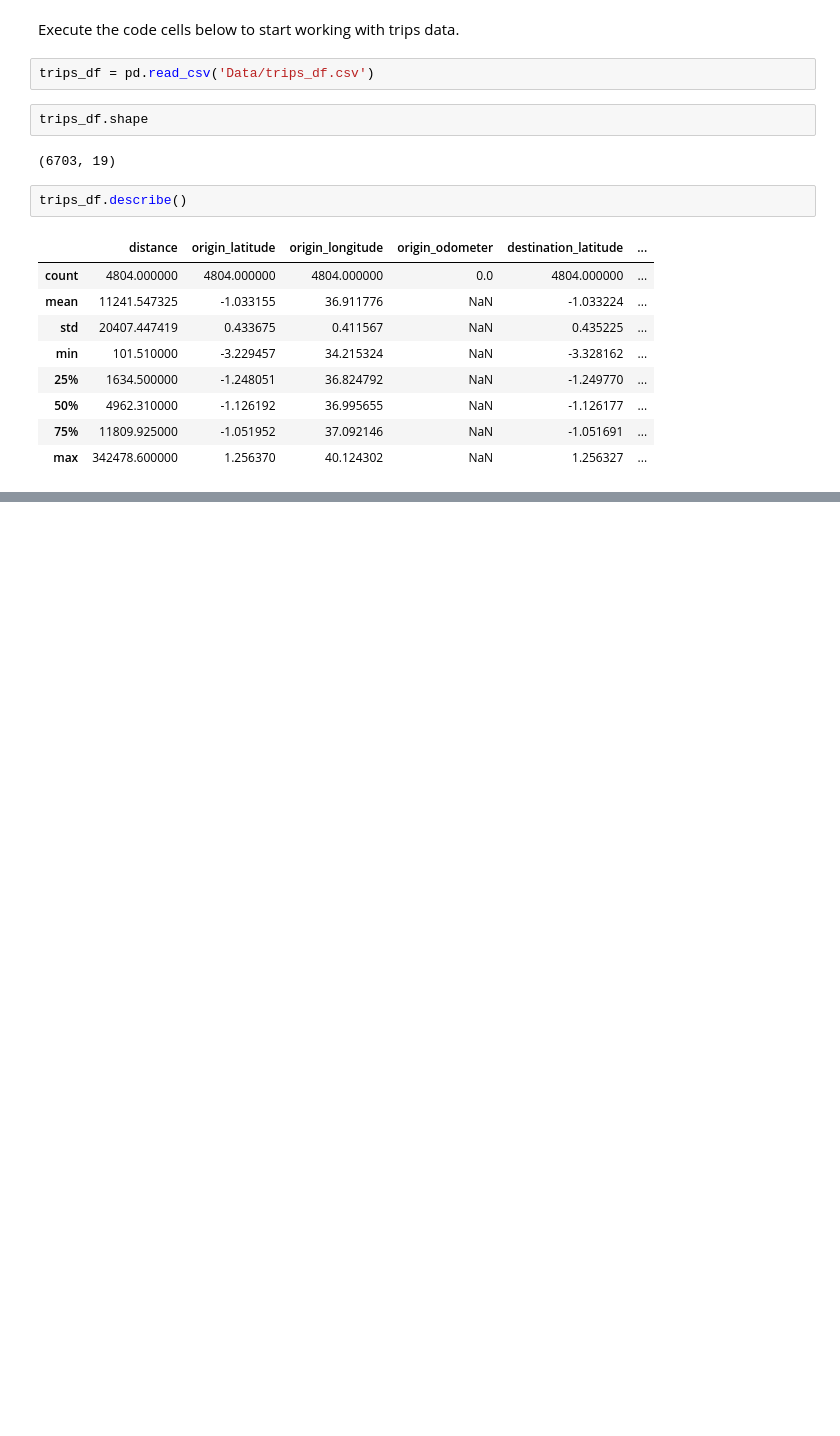
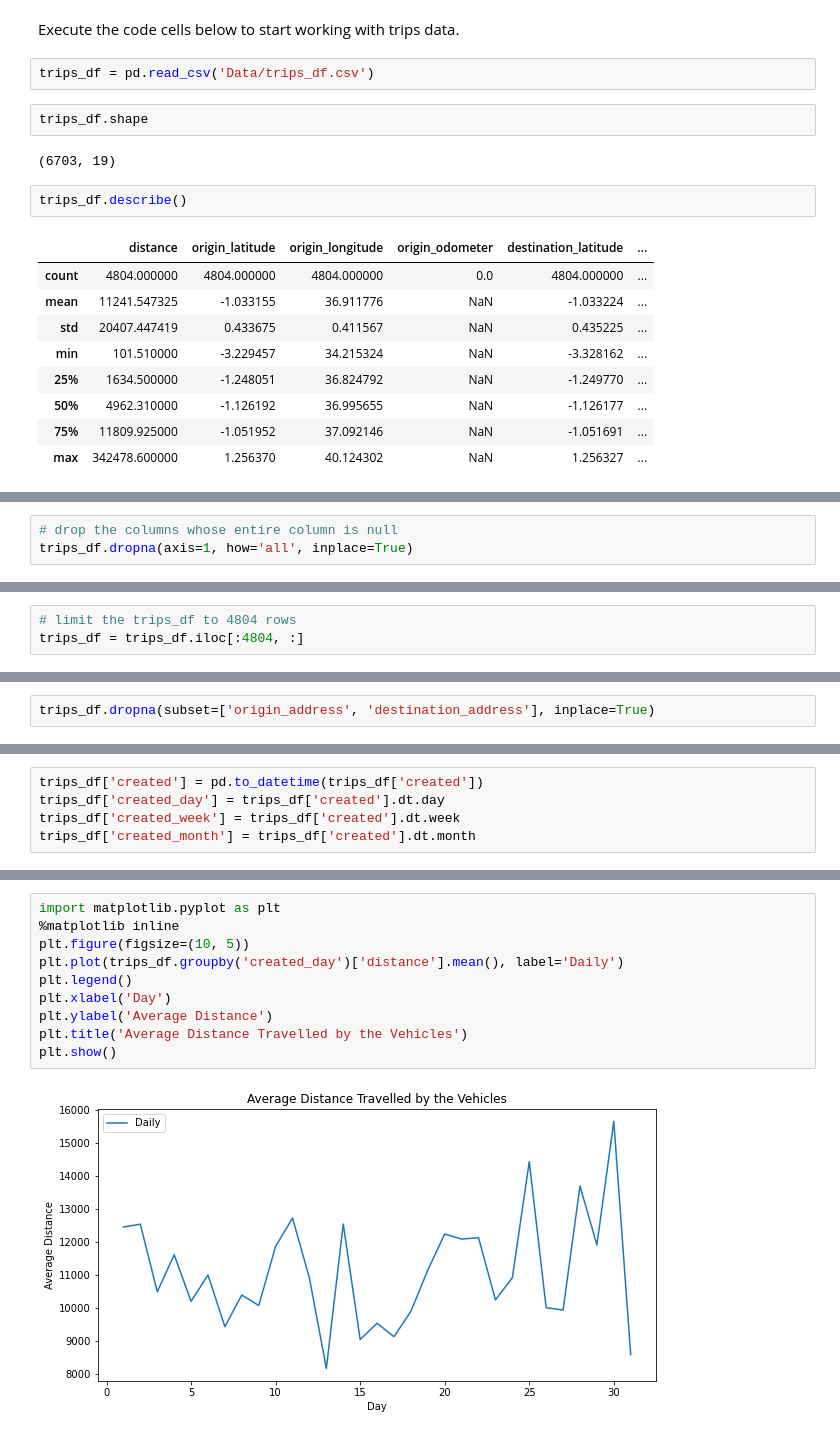
Before and after one commit to Ronnie-Leon76/Yatsa-Analytics, a Jupyter notebook: Yatsa-Analytics-EDA.ipynb, the cells around one changed output, grey strips where cells are left out. Saved outputs shown, nothing was run; the diff lists cells and outputs as text; blank space fills up the shorter version.

```diff
--- a/Yatsa-Analytics-EDA.ipynb
+++ b/Yatsa-Analytics-EDA.ipynb
@@ -114,0 +176,3 @@ trips_df.describe()
+# %%
+# drop the columns whose entire column is null
+trips_df.dropna(axis=1, how='all', inplace=True)
@@ -114,0 +191,3 @@ trips_df.describe()
+# %%
+# limit the trips_df to 4804 rows
+trips_df = trips_df.iloc[:4804, :]
@@ -114,0 +220,2 @@ trips_df.describe()
+# %%
+trips_df.dropna(subset=['origin_address', 'destination_address'], inplace=True)
@@ -114,0 +247,5 @@ trips_df.describe()
+# %%
+trips_df['created'] = pd.to_datetime(trips_df['created'])
+trips_df['created_day'] = trips_df['created'].dt.day
+trips_df['created_week'] = trips_df['created'].dt.week
+trips_df['created_month'] = trips_df['created'].dt.month
@@ -114,0 +338,12 @@ trips_df.describe()
+# %%
+import matplotlib.pyplot as plt
+%matplotlib inline
+plt.figure(figsize=(10, 5))
+plt.plot(trips_df.groupby('created_day')['distance'].mean(), label='Daily')
+plt.legend()
+plt.xlabel('Day')
+plt.ylabel('Average Distance')
+plt.title('Average Distance Travelled by the Vehicles')
+plt.show()
+# %% [output]
+[figure, added]
```
Also changed, not shown: parts of 28 cells of this notebook, 2 other files.
